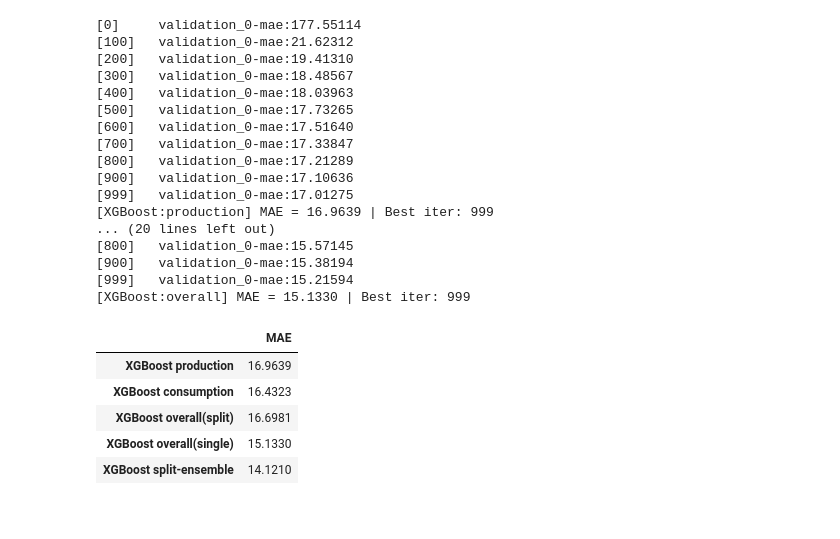
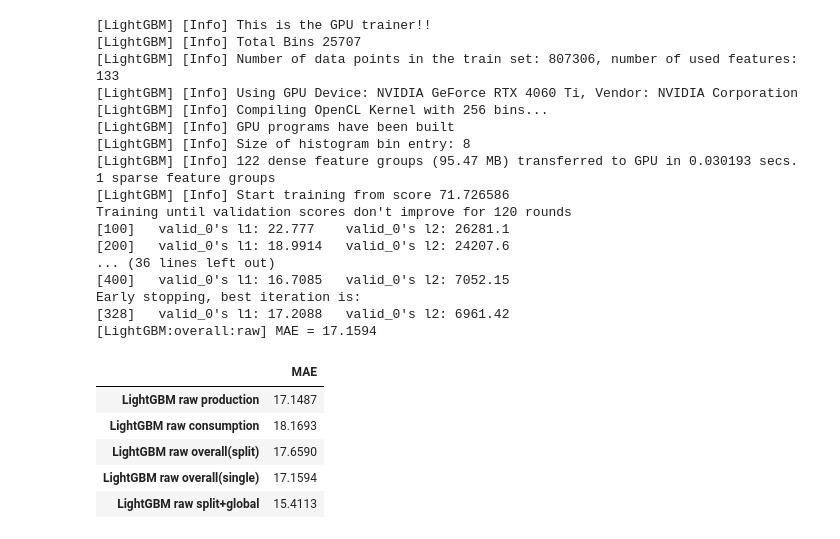
Before and after one commit to gyeong0212/DataScience2026, a Jupyter notebook: notebooks/Tabular_Ensemble.ipynb, the cells around one changed output. Cells and saved outputs as stored; diff of their text form; code cells hidden in the pictures.

```diff
--- a/notebooks/Tabular_Ensemble.ipynb
+++ b/notebooks/Tabular_Ensemble.ipynb
@@ -28,6 +33,7 @@ OUTPUT_PATH = Path('./tabular_ensemble_valid_predictions.csv')
 
 TARGET_COL = 'target'
 ROW_ID_COL = 'row_id'
+BASELINE_COL = 'lag_48'
 CAT_COLS = ['county', 'is_business', 'product_type', 'is_consumption', 'segment']
 DROP_COLS = {TARGET_COL, ROW_ID_COL, 'datetime', 'date'}
 
@@ -46,6 +52,10 @@ print('train shape:', train_df.shape)
 print('valid shape:', valid_df.shape)
 print('feature count (all):', len(FEATURE_COLS_ALL))
 print('feature count (split):', len(FEATURE_COLS_SPLIT))
+print('baseline missing rate(train):', train_df[BASELINE_COL].isna().mean())
+print('baseline missing rate(valid):', valid_df[BASELINE_COL].isna().mean())
+print('same_hour_mean_7d missing rate(train):', train_df['same_hour_mean_7d'].isna().mean())
+print('same_hour_mean_7d missing rate(valid):', valid_df['same_hour_mean_7d'].isna().mean())
 # %% [output]
 train shape: (1614612, 140)
 valid shape: (403740, 140)
@@ -169,36 +232,36 @@ LGBM_BASE_PARAMS = {
 }
 
 
-def train_lgbm_segment(train_part, valid_part, feature_cols, segment_name):
+def train_lgbm_segment(train_part, valid_part, feature_cols, segment_name, target_mode):
     params = LGBM_BASE_PARAMS.copy()
     model = lgb.LGBMRegressor(**params)
 
     X_train = train_part[feature_cols].copy().fillna(0)
-    y_train = train_part[TARGET_COL].copy()
     X_valid = valid_part[feature_cols].copy().fillna(0)
-    y_valid = valid_part[TARGET_COL].copy()
+    y_train, y_valid, y_eval, baseline_valid, scale_valid = prepare_target(train_part, valid_part, target_mode, segment_name)
     categorical_cols = [col for col in CAT_COLS if col in feature_cols]
 
     try:
         model.fit(
             X_train,
             y_train,
-            eval_set=[(X_valid, y_valid)],
+            eval_set=[(X_valid, y_eval)],
             eval_metric='mae',
             categorical_feature=categorical_cols,
             callbacks=[lgb.early_stopping(120), lgb.log_evaluation(100)],
         )
     except Exception as exc:
-        print(f'[LightGBM:{segment_name}] GPU unavailable, falling back to CPU: {exc}')
+        print(f'[LightGBM:{segment_name}:{target_mode}] GPU unavailable, falling back to CPU: {exc}')
         params['device_type'] = 'cpu'
         model = lgb.LGBMRegressor(**params)
         model.fit(
             X_train,
             y_train,
-            eval_set=[(X_valid, y_valid)],
+            eval_set=[(X_valid, y_eval)],
             eval_metric='mae',
             categorical_feature=categorical_cols,
             callbacks=[lgb.early_stopping(120), lgb.log_evaluation(100)],
         )
 
-    pred = np.clip(model.predict(X_valid), 0, None)
+    pred_raw = model.predict(X_valid)
+    pred = combine_with_baseline(pred_raw, baseline_valid, scale_valid, target_mode)
@@ -206,4 +269,4 @@ def train_lgbm_segment(train_part, valid_part, feature_cols, segment_name):
     pred_df['pred_lgbm'] = pred
     mae = mean_absolute_error(y_valid, pred)
-    print(f'[LightGBM:{segment_name}] MAE = {mae:.4f}')
+    print(f'[LightGBM:{segment_name}:{target_mode}] MAE = {mae:.4f}')
     return model, pred_df, mae
@@ -210,34 +334,35 @@ def train_lgbm_segment(train_part, valid_part, feature_cols, segment_name):
 # %%
-xgb_result = train_split_global(
+lgbm_raw_result = train_split_global(
     train_df,
     valid_df,
     FEATURE_COLS_SPLIT,
     FEATURE_COLS_ALL,
-    train_xgb_segment,
-    'pred_xgb',
-    'XGBoost',
+    train_lgbm_segment,
+    'pred_lgbm',
+    'LightGBM raw',
+    'raw',
 )
 # %% [output]
-[0]     validation_0-mae:177.55114
-[100]   validation_0-mae:21.62312
-[200]   validation_0-mae:19.41310
-[300]   validation_0-mae:18.48567
-[400]   validation_0-mae:18.03963
-[500]   validation_0-mae:17.73265
-[600]   validation_0-mae:17.51640
-[700]   validation_0-mae:17.33847
-[800]   validation_0-mae:17.21289
-[900]   validation_0-mae:17.10636
-[999]   validation_0-mae:17.01275
-[XGBoost:production] MAE = 16.9639 | Best iter: 999
-... (20 lines left out)
-[800]   validation_0-mae:15.57145
-[900]   validation_0-mae:15.38194
-[999]   validation_0-mae:15.21594
-[XGBoost:overall] MAE = 15.1330 | Best iter: 999
+[LightGBM] [Info] This is the GPU trainer!!
+[LightGBM] [Info] Total Bins 25707
+[LightGBM] [Info] Number of data points in the train set: 807306, number of used features: 133
+[LightGBM] [Info] Using GPU Device: NVIDIA GeForce RTX 4060 Ti, Vendor: NVIDIA Corporation
+[LightGBM] [Info] Compiling OpenCL Kernel with 256 bins...
+[LightGBM] [Info] GPU programs have been built
+[LightGBM] [Info] Size of histogram bin entry: 8
+[LightGBM] [Info] 122 dense feature groups (95.47 MB) transferred to GPU in 0.030193 secs. 1 sparse feature groups
+[LightGBM] [Info] Start training from score 71.726586
+Training until validation scores don't improve for 120 rounds
+[100]   valid_0's l1: 22.777    valid_0's l2: 26281.1
+[200]   valid_0's l1: 18.9914   valid_0's l2: 24207.6
+... (36 lines left out)
+[400]   valid_0's l1: 16.7085   valid_0's l2: 7052.15
+Early stopping, best iteration is:
+[328]   valid_0's l1: 17.2088   valid_0's l2: 6961.42
+[LightGBM:overall:raw] MAE = 17.1594
 |  | MAE |
-| XGBoost production | 16.9639 |
-| XGBoost consumption | 16.4323 |
-| XGBoost overall(split) | 16.6981 |
-| XGBoost overall(single) | 15.1330 |
-| XGBoost split-ensemble | 14.1210 |
+| LightGBM raw production | 17.1487 |
+| LightGBM raw consumption | 18.1693 |
+| LightGBM raw overall(split) | 17.6590 |
+| LightGBM raw overall(single) | 17.1594 |
+| LightGBM raw split+global | 15.4113 |
```
Also changed, not shown: parts of 12 cells of this notebook, 1 other file.
